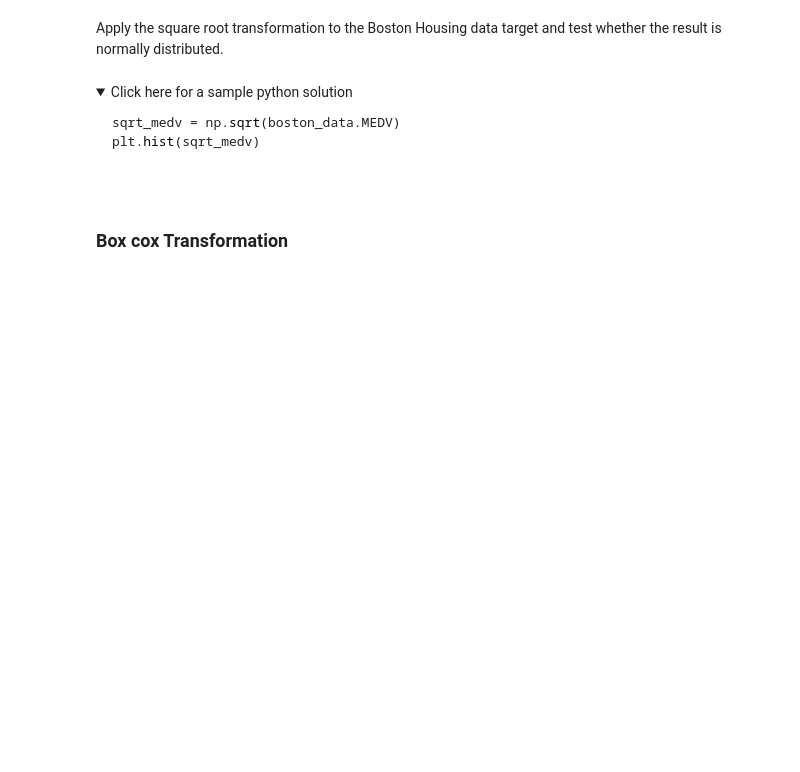
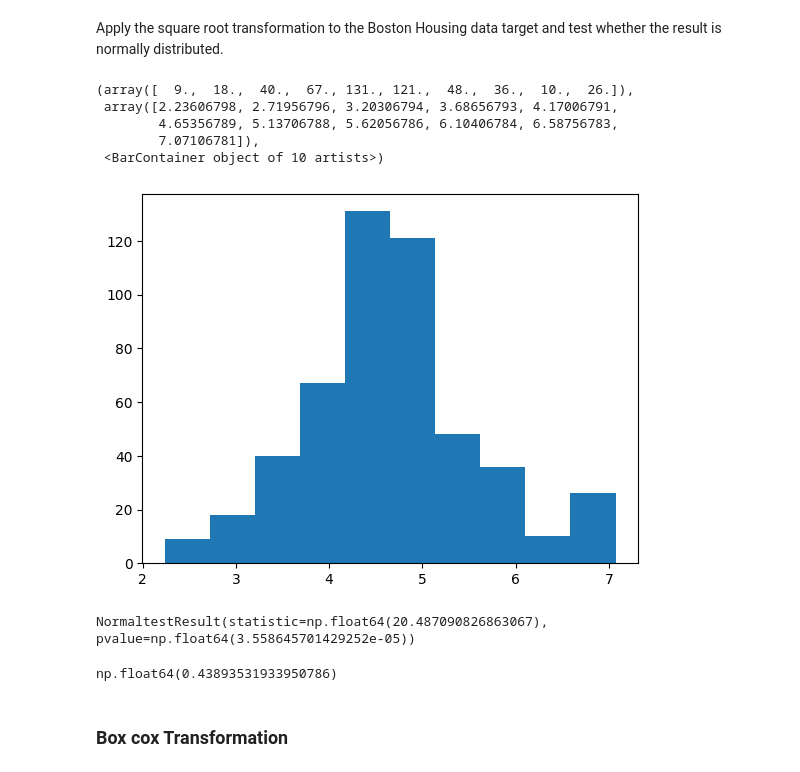
Before and after one commit to JosephChomboM/IBM, a Jupyter notebook: Course 2/1. LAB_Transforming_Target.ipynb, the cells around one changed output. Cells and saved outputs as stored; diff of their text form; code cells hidden in the pictures; folded sections open; blank space fills up the shorter version.

````diff
--- a/Course 2/1. LAB_Transforming_Target.ipynb
+++ b/Course 2/1. LAB_Transforming_Target.ipynb
@@ -151,13 +147,21 @@ Apply the square root transformation to the Boston Housing data target and test
-# %% [markdown]
-<details><summary>Click here for a sample python solution</summary>
-
-```python
-sqrt_medv = np.sqrt(boston_data.MEDV)
-plt.hist(sqrt_medv)
-
-```
+# %%
+sqrt_medv = np.sqrt(boston_data['MEDV'])
+plt.hist(sqrt_medv)
+# %% [output]
+(array([  9.,  18.,  40.,  67., 131., 121.,  48.,  36.,  10.,  26.]),
+ array([2.23606798, 2.71956796, 3.20306794, 3.68656793, 4.17006791,
+        4.65356789, 5.13706788, 5.62056786, 6.10406784, 6.58756783,
+        7.07106781]),
+ <BarContainer object of 10 artists>)
+[figure, added]
 # %%
 normaltest(sqrt_medv)
+# %% [output]
+NormaltestResult(statistic=np.float64(20.487090826863067), pvalue=np.float64(3.558645701429252e-05))
+# %%
+sqrt_medv.skew()
+# %% [output]
+np.float64(0.43893531933950786)
 # %% [markdown]
 ### Box cox Transformation
 # %% [markdown]
````
Also changed, not shown: parts of 34 cells of this notebook, 2 other files.
